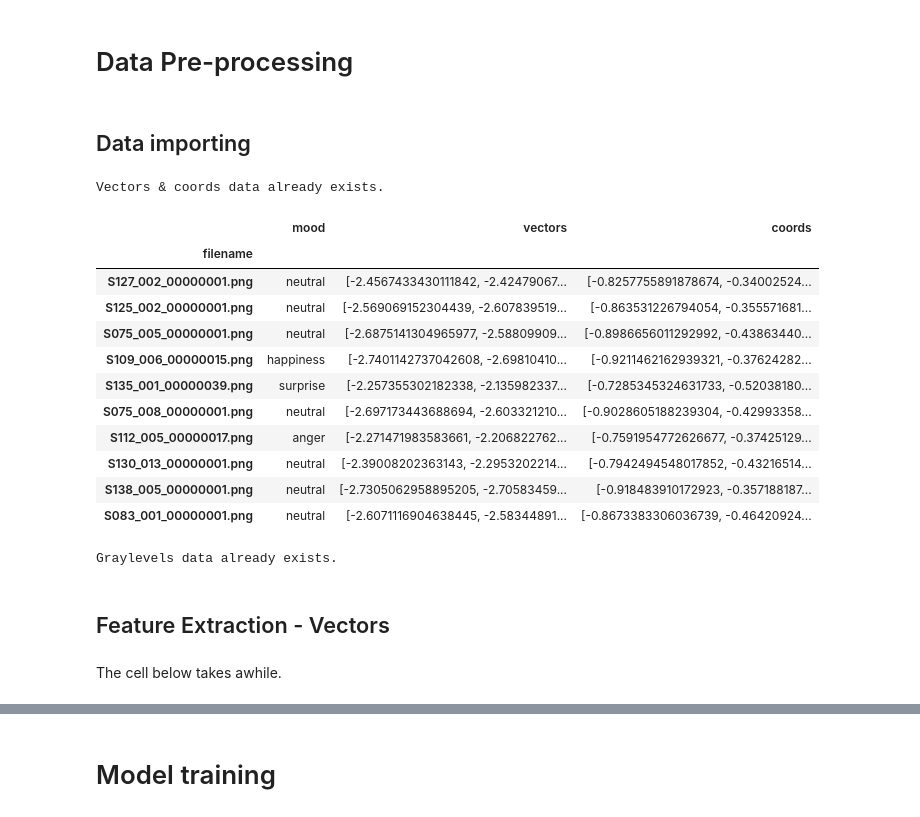
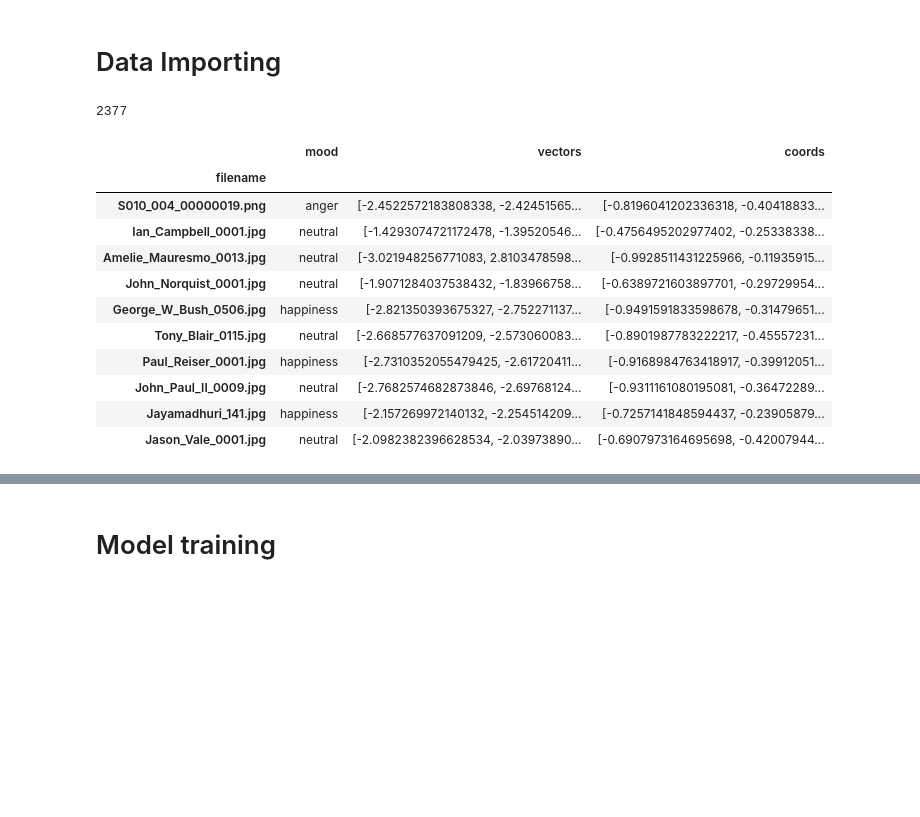
Before and after one commit to rachung2510/FYP70_SocialRobot, a Jupyter notebook: EmotionRecognition/model.ipynb, the cells around one changed output, grey strips where cells are left out. Cells and saved outputs as stored; diff of their text form; code cells hidden in the pictures; blank space fills up the shorter version.

```diff
--- a/EmotionRecognition/model.ipynb
+++ b/EmotionRecognition/model.ipynb
@@ -23,9 +19,7 @@ import pickle
 # from tensorflow.python.client import device_lib
 # print(device_lib.list_local_devices())
 # %% [markdown]
-# Data Pre-processing
+# Data Importing
-# %% [markdown]
-## Data importing
 # %%
 # Initialize dlib's face detector (HOG-based) and then create the facial landmark predictor
 detector = dlib.get_frontal_face_detector()
@@ -33,51 +27,51 @@ predictor = dlib.shape_predictor('shape_predictor_68_face_landmarks.dat')
 # %%
 # Create prelim df with filename and target emotion class (mood)
 data_path = 'dataset/'
 model_path = 'trained_models/'
 moods = [k for k in os.listdir(data_path) if '.' not in k]
 
 # load vectors & coords df
 if os.path.isfile(data_path + 'df_vector_coods.csv'):
-    print('Vectors & coords data already exists.')
     df = pd.read_csv(data_path + 'df_vector_coods.csv', index_col='filename')
     df['vectors'] = df['vectors'].apply(json.loads)
     df['coords'] = df['coords'].apply(json.loads)
+
+    indexNames = df[(df.vectors.str.len().eq(0)) | (df.coords.str.len().eq(0))].index
+    indexNames = list(indexNames)
+    for index,row in df.iterrows():
+        if len(row['vectors']) != 68:
+            indexNames.append(index)
+    print(len(indexNames))
+    df.drop(indexNames , inplace=True)
 else:
-    data = []
-    for mood in moods:
-        for filename in os.listdir(data_path + mood):
-            data.append([filename, mood])
-
-    df = pd.DataFrame(data, columns=['filename','mood'])
-    df.set_index('filename', inplace=True)
-    df["vectors"] = [np.array([]) for k in range(df.shape[0])]
-    df["coords"] = [np.array([]) for k in range(df.shape[0])]
+    print('Vectors & coords data does not exist.')
 
 display(df.sample(10))
 
 # load graylevels Numpy arrays
 if os.path.isfile(data_path + 'graylevels_data.npy'):
-    print('Graylevels data already exists.')
     with open(data_path + 'graylevels_data.npy', 'rb') as f:
         cropped_dataset = np.load(f)
         cropped_target = np.load(f)
+else:
+    print('Graylevels data does not exist.')
 le = LabelEncoder()
 cropped_target = le.fit_transform(cropped_target)
+dim = 50
 # %% [output]
-Vectors & coords data already exists.
+2377
 |  | mood | vectors | coords |
 | filename |  |  |  |
-| S127_002_00000001.png | neutral | [-2.4567433430111842, -2.42479067... | [-0.8257755891878674, -0.34002524... |
-| S125_002_00000001.png | neutral | [-2.569069152304439, -2.607839519... | [-0.863531226794054, -0.355571681... |
-| S075_005_00000001.png | neutral | [-2.6875141304965977, -2.58809909... | [-0.8986656011292992, -0.43863440... |
-| S109_006_00000015.png | happiness | [-2.7401142737042608, -2.69810410... | [-0.9211462162939321, -0.37624282... |
-| S135_001_00000039.png | surprise | [-2.257355302182338, -2.135982337... | [-0.7285345324631733, -0.52038180... |
-| S075_008_00000001.png | neutral | [-2.697173443688694, -2.603321210... | [-0.9028605188239304, -0.42993358... |
-| S112_005_00000017.png | anger | [-2.271471983583661, -2.206822762... | [-0.7591954772626677, -0.37425129... |
-| S130_013_00000001.png | neutral | [-2.39008202363143, -2.2953202214... | [-0.7942494548017852, -0.43216514... |
-| S138_005_00000001.png | neutral | [-2.7305062958895205, -2.70583459... | [-0.918483910172923, -0.357188187... |
-| S083_001_00000001.png | neutral | [-2.6071116904638445, -2.58344891... | [-0.8673383306036739, -0.46420924... |
+| S010_004_00000019.png | anger | [-2.4522572183808338, -2.42451565... | [-0.8196041202336318, -0.40418833... |
+| Ian_Campbell_0001.jpg | neutral | [-1.4293074721172478, -1.39520546... | [-0.4756495202977402, -0.25338338... |
+| Amelie_Mauresmo_0013.jpg | neutral | [-3.021948256771083, 2.8103478598... | [-0.9928511431225966, -0.11935915... |
+| John_Norquist_0001.jpg | neutral | [-1.9071284037538432, -1.83966758... | [-0.6389721603897701, -0.29729954... |
+| George_W_Bush_0506.jpg | happiness | [-2.821350393675327, -2.752271137... | [-0.9491591833598678, -0.31479651... |
+| Tony_Blair_0115.jpg | neutral | [-2.668577637091209, -2.573060083... | [-0.8901987783222217, -0.45557231... |
+| Paul_Reiser_0001.jpg | happiness | [-2.7310352055479425, -2.61720411... | [-0.9168984763418917, -0.39912051... |
+| John_Paul_II_0009.jpg | neutral | [-2.7682574682873846, -2.69768124... | [-0.9311161080195081, -0.36472289... |
+| Jayamadhuri_141.jpg | happiness | [-2.157269972140132, -2.254514209... | [-0.7257141848594437, -0.23905879... |
+| Jason_Vale_0001.jpg | neutral | [-2.0982382396628534, -2.03973890... | [-0.6907973164695698, -0.42007944... |
-Graylevels data already exists.
 # %%
 # Functions for finding vector magnitude and direction
 def mag(pointA, pointB):
@@ -99,7 +93,3 @@ def angle(cog, point):
     elif x<0 and y<0: # 3rd quadrant
         angle -= math.pi
     return angle
-# %% [markdown]
-## Feature Extraction - Vectors
-# %% [markdown]
-The cell below takes awhile.
```
Also changed, not shown: parts of 32 cells of this notebook.
